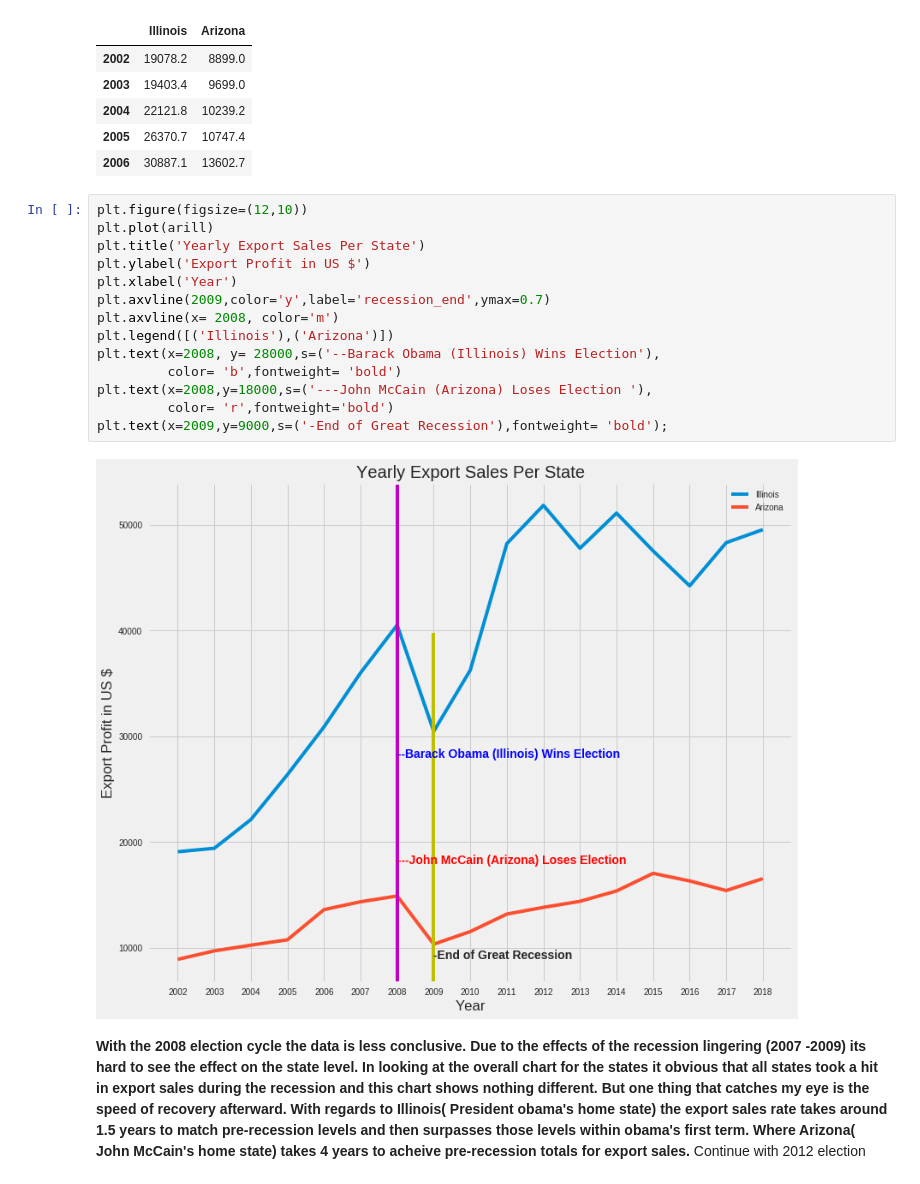
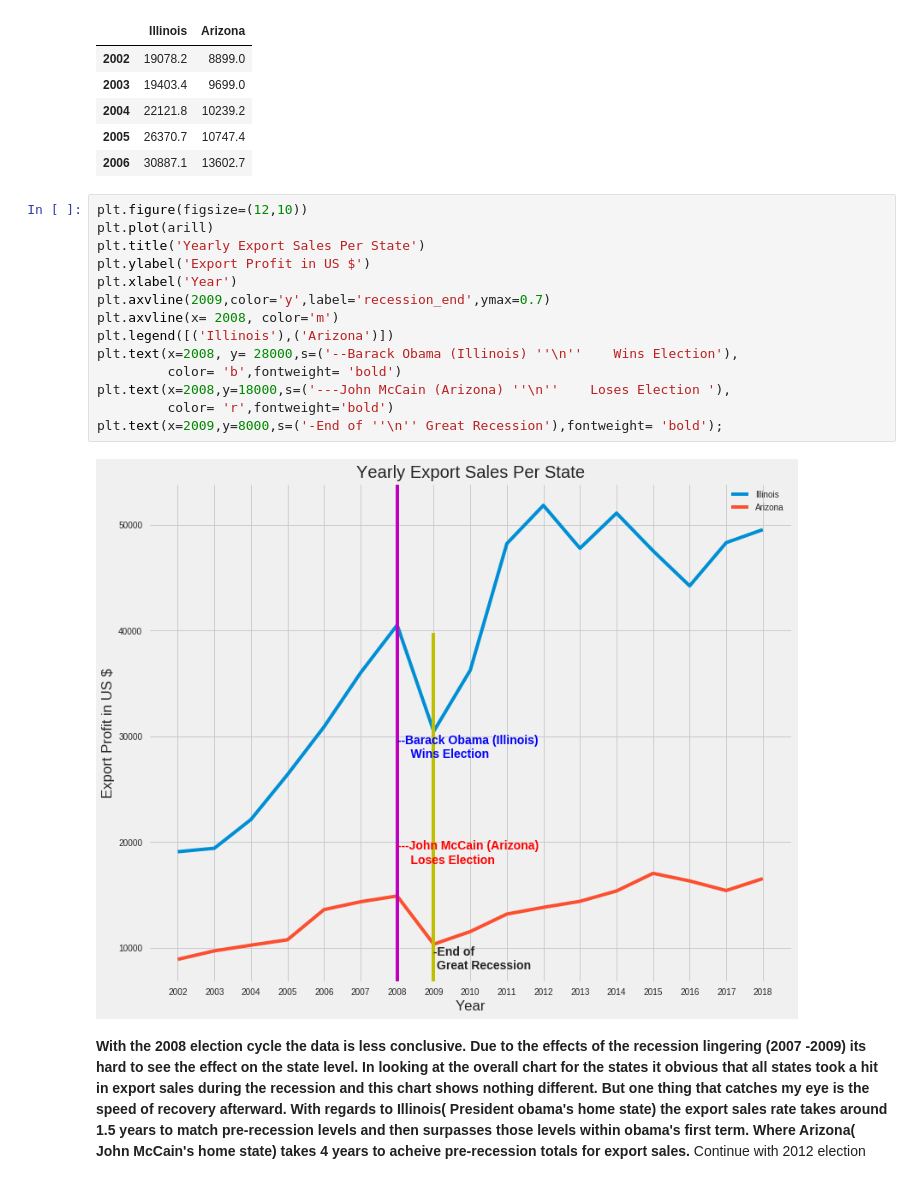
Before and after one commit to Dpgofast/Lambda-projects, a Jupyter notebook: Storytelling_project_E&E.ipynb, the cells around one changed output. Saved outputs shown, nothing was run; the diff lists cells and outputs as text.

```diff
--- a/Storytelling_project_E&E.ipynb
+++ b/Storytelling_project_E&E.ipynb
@@ -279,19 +322,19 @@ arill.head()
 # %%
 plt.figure(figsize=(12,10))
 plt.plot(arill)
 plt.title('Yearly Export Sales Per State')
 plt.ylabel('Export Profit in US $')
 plt.xlabel('Year')
 plt.axvline(2009,color='y',label='recession_end',ymax=0.7)
 plt.axvline(x= 2008, color='m')
 plt.legend([('Illinois'),('Arizona')])
-plt.text(x=2008, y= 28000,s=('--Barack Obama (Illinois) Wins Election'),
+plt.text(x=2008, y= 28000,s=('--Barack Obama (Illinois) ''\n''    Wins Election'),
          color= 'b',fontweight= 'bold')
-plt.text(x=2008,y=18000,s=('---John McCain (Arizona) Loses Election '),
+plt.text(x=2008,y=18000,s=('---John McCain (Arizona) ''\n''    Loses Election '),
          color= 'r',fontweight='bold')
-plt.text(x=2009,y=9000,s=('-End of Great Recession'),fontweight= 'bold');
+plt.text(x=2009,y=8000,s=('-End of ''\n'' Great Recession'),fontweight= 'bold');
 # %% [output]
-[figure, old version]
+[figure, new version]
 # %% [markdown]
 **With the 2008 election cycle the data is less conclusive. Due to the effects of the recession lingering (2007 -2009) its hard to see the effect on the state level. In looking at the overall chart for the states it obvious that all states took a hit in export sales during the recession and this chart shows nothing different. But one thing that catches my eye is the speed of recovery afterward. With regards to Illinois( President obama's home state) the export sales rate takes around 1.5 years to match pre-recession levels and then surpasses those levels within obama's first term. Where Arizona( John McCain's home state) takes 4 years to acheive pre-recession totals for export sales.** Continue with 2012 election
 # %% [markdown]
```
Also changed, not shown: parts of 51 cells of this notebook.
